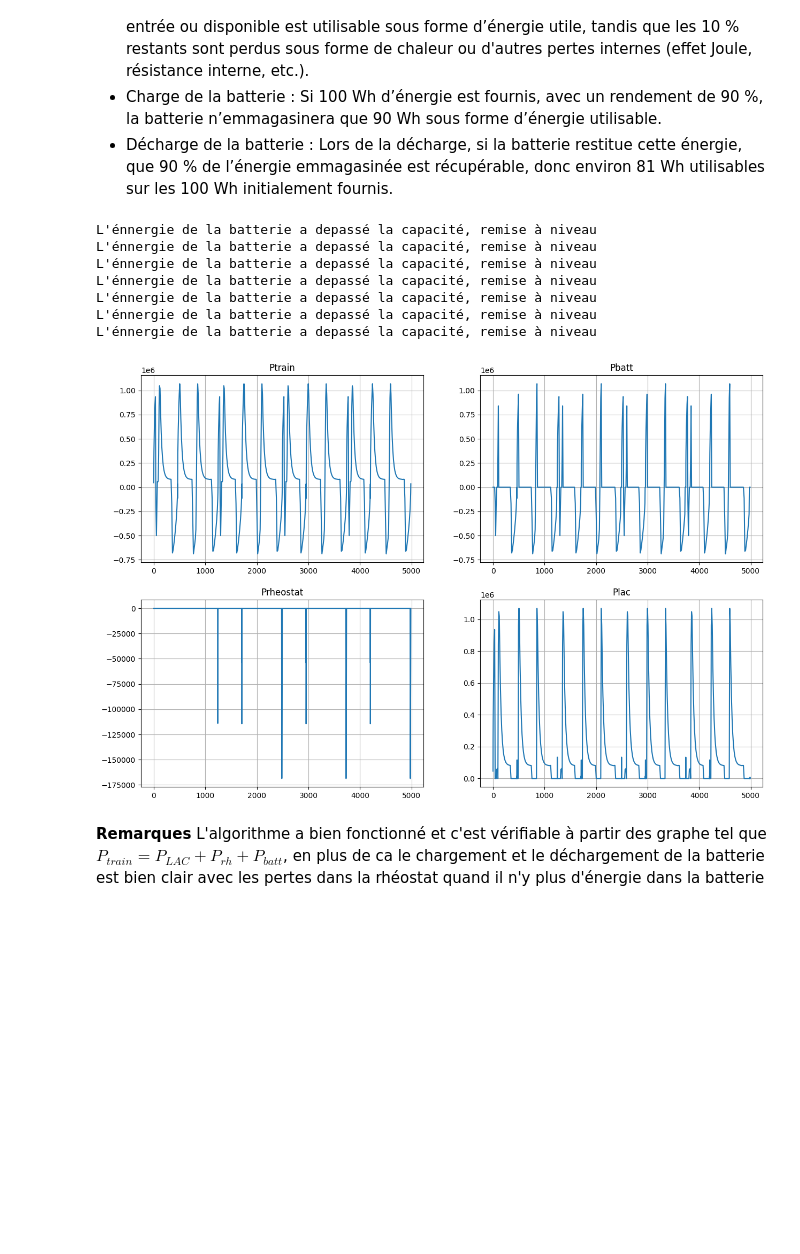
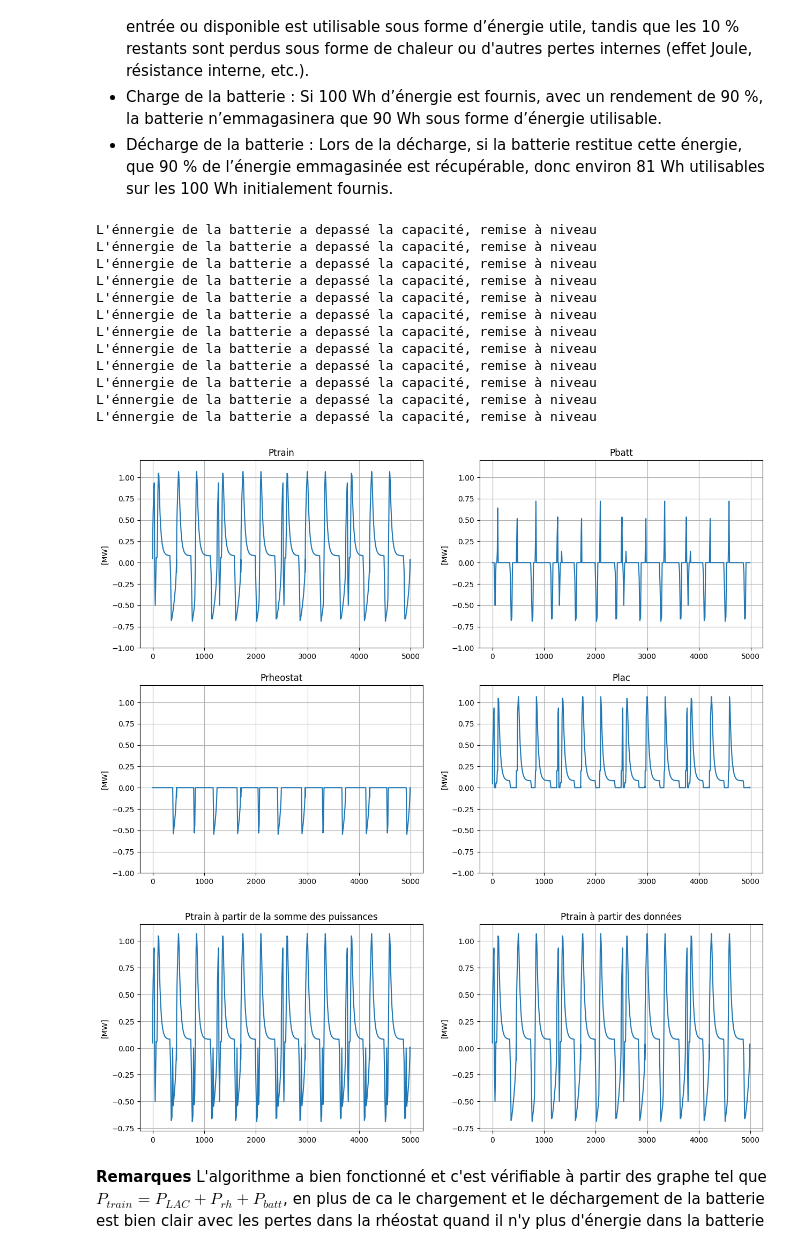
Before and after one commit to khodjawalid/Optimisation_Syst_de_Stockage_electrique_pour_Tramway_Python, a Jupyter notebook: Notebook.ipynb, the cells around one changed output. Cells and saved outputs as stored; diff of their text form; code cells hidden in the pictures; blank space fills up the shorter version.

Commit message:
Résolution du problème des pique et nouveau résultats pour Monte Carlo

```diff
--- a/Notebook.ipynb
+++ b/Notebook.ipynb
@@ -198,7 +198,7 @@ Circuit simplifié  montrant le système train + batterie + rhéostat
 - Décharge de la batterie : Lors de la décharge, si la batterie restitue cette énergie, que 90 % de l’énergie emmagasinée est récupérable, donc environ 81 Wh utilisables sur les 100 Wh initialement fournis.
 # %%
 #Initialisation
-capa = 4e6
+capa = 1e6
 rend_batt = 0.9
 Ebatt = 0
 Pbatt = np.zeros(len(Etrain))
@@ -227,46 +227,87 @@ for t in temps[:-2] :
     flag1 =True # on met le flag à True afn de détecter le prochaain début d'un cycle de freinage
 
     if Ptrain[t] > 0 : #Durant l'accélération
-        if Ptrain[t] > seuil_puissance and Ebatt > 0 :
-            if flag2 :
-                t1 = t
-                flag2 = False
-            Pbatt[t] = Ptrain[t]
-            Ebatt -= (Etrain[t+1] - Etrain[t1])*rend_batt  #mettre à jour l'energie de la batterie avec un rendement
+        if Ptrain[t] > seuil_puissance :
+            if Ebatt> 0 :
+                if flag2 :
+                    t1 = t
+                    flag2 = False
+
+                Pbatt[t] = Ptrain[t] - seuil_puissance
+                Plac[t] = seuil_puissance
+
+                E_nec = (Etrain[t+1] - Etrain[t1])*(Pbatt[t]/Ptrain[t]) #Energie nécéssaire
+                E_dep = E_nec*rend_batt  #Energie dépensée par la batterie pour fournir de l'énergie
+                Ebatt -= E_dep  #mettre à jour l'energie de la batterie avec un rendement
+
+            else :
+                Plac[t] = Ptrain[t]
 
         flag2 = True
 
-        if Ptrain[t] <= seuil_puissance or Ebatt <= 0 :
+        if Ptrain[t] <= seuil_puissance :
             Plac[t] = Ptrain[t]
 
 # Affichage
 plt.figure(figsize=(15,10))
 plt.subplot(2,2,1)
 plt.title("Ptrain")
-plt.plot(position,Ptrain)
+plt.plot(position,Ptrain*1e-6)
+plt.ylabel('[MW]')
 plt.grid()
+plt.ylim(-1,1.2)
+
 plt.subplot(2,2,2)
 plt.title("Pbatt")
-plt.plot(position,Pbatt)
+plt.plot(position,Pbatt*1e-6)
+plt.ylabel('[MW]')
 plt.grid()
+plt.ylim(-1,1.2)
+
 plt.subplot(2,2,3)
 plt.title("Prheostat")
-plt.plot(position,Prhe)
+plt.plot(position,Prhe*1e-6)
+plt.ylabel('[MW]')
 plt.grid()
+plt.ylim(-1,1.2)
+
 plt.subplot(2,2,4)
 plt.title("Plac")
-plt.plot(position,Plac)
+plt.plot(position,Plac*1e-6)
+plt.ylabel('[MW]')
+plt.grid()
+plt.ylim(-1,1.2)
+plt.show()
+
+
+#Comparaison entre Ptrain et la somme des puissance :
+plt.figure(figsize=(15,5))
+plt.subplot(1,2,1)
+plt.plot(position, (Plac+Prhe+Pbatt)*1e-6)
+plt.title("Ptrain à partir de la somme des puissances")
+plt.ylabel('[MW]')
+plt.grid()
+plt.subplot(1,2,2)
+plt.plot(position, Ptrain*1e-6)
+plt.title("Ptrain à partir des données")
+plt.ylabel('[MW]')
 plt.grid()
 plt.show()
 # %% [output]
 L'énnergie de la batterie a depassé la capacité, remise à niveau
 L'énnergie de la batterie a depassé la capacité, remise à niveau
 L'énnergie de la batterie a depassé la capacité, remise à niveau
 L'énnergie de la batterie a depassé la capacité, remise à niveau
 L'énnergie de la batterie a depassé la capacité, remise à niveau
 L'énnergie de la batterie a depassé la capacité, remise à niveau
 L'énnergie de la batterie a depassé la capacité, remise à niveau
+L'énnergie de la batterie a depassé la capacité, remise à niveau
+L'énnergie de la batterie a depassé la capacité, remise à niveau
+L'énnergie de la batterie a depassé la capacité, remise à niveau
+L'énnergie de la batterie a depassé la capacité, remise à niveau
+L'énnergie de la batterie a depassé la capacité, remise à niveau
-[figure, old version]
+[figure, new version]
+[figure, added]
 # %% [markdown]
 **Remarques**
 L'algorithme a bien fonctionné et c'est vérifiable à partir des graphe tel que  $P_{train} = P_{LAC} + P_{rh} + P_{batt}$, en plus de ca le chargement et le déchargement de la batterie est bien clair avec les pertes dans la rhéostat quand il n'y plus d'énergie dans la batterie
```
Also changed, not shown: parts of 2 cells of this notebook, 1 other file.
